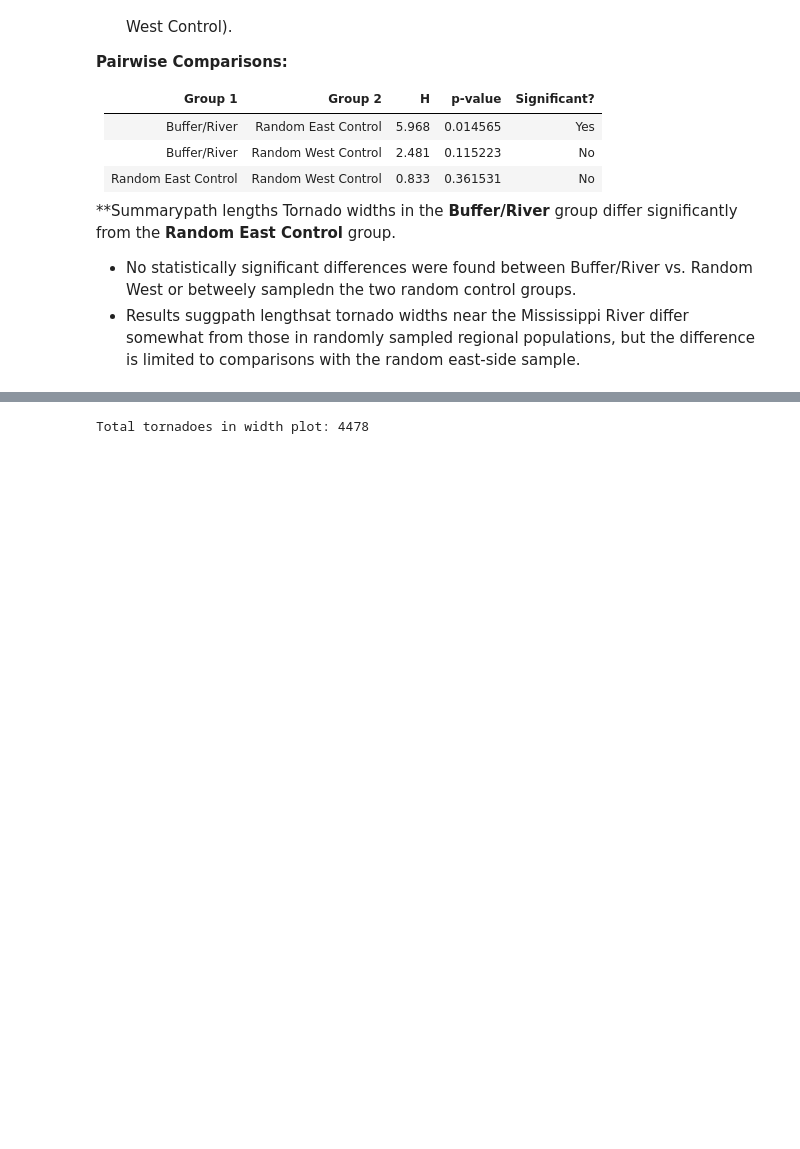
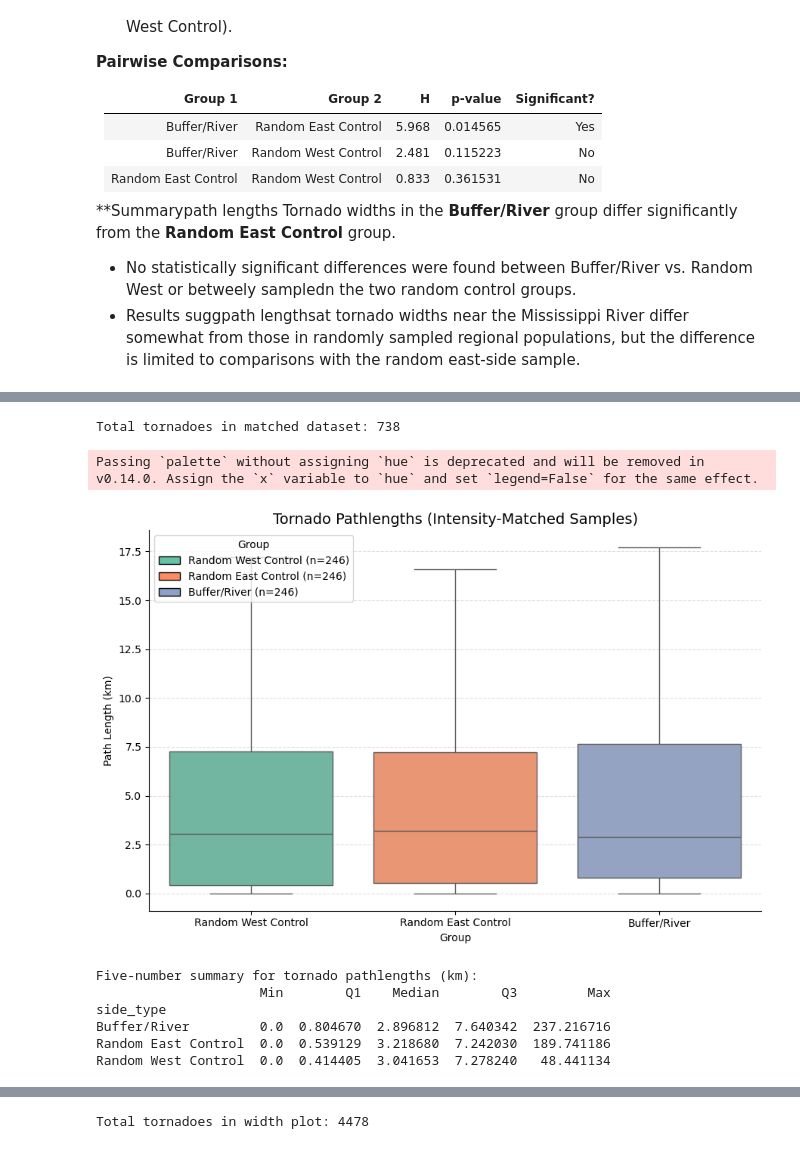
Before and after one commit to njm12-code/ATMS-596-Capstone-Project, a Jupyter notebook: Notebooks/Results_8_EF_0-1.ipynb, the cells around one changed output, grey strips where cells are left out. Saved outputs shown, nothing was run; the diff lists cells and outputs as text; code cells hidden in the pictures; blank space fills up the shorter version.

```diff
--- a/Notebooks/Results_8_EF_0-1.ipynb
+++ b/Notebooks/Results_8_EF_0-1.ipynb
@@ -1082,0 +1239,75 @@ Pairwise Kruskal-Wallis results:
+# %%
+# ================================================================
+# Step 4: Prepare for plotting
+# ================================================================
+def prep_df(df, label):
+    out = df[['len']].copy()
+    out['side_type'] = label
+    return out
+
+west_plot = prep_df(west_matched, "Random West Control")
+east_plot = prep_df(east_matched, "Random East Control")
+buffer_plot = prep_df(buffer_river, "Buffer/River")
+
+# Convert miles → km
+for df in [west_plot, east_plot, buffer_plot]:
+    df['len'] = df['len'] * 1.60934
+
+plot_df = pd.concat([west_plot, east_plot, buffer_plot], ignore_index=True)
+
+print("\nTotal tornadoes in matched dataset:", len(plot_df))
+
+# ================================================================
+# Step 5: Boxplot
+# ================================================================
+plt.figure(figsize=(9,6))
+palette = sns.color_palette("Set2", 3)
+
+ax = sns.boxplot(
+    data=plot_df,
+    x="side_type",
+    y="len",
+    palette=palette,
+    showfliers=False
+)
+
+counts = plot_df["side_type"].value_counts()
+
+legend_elements = [
+    Patch(facecolor=palette[i], edgecolor='black',
+          label=f"{category} (n={counts[category]})")
+    for i, category in enumerate(['Random West Control', 'Random East Control', 'Buffer/River'])
+]
+
+ax.legend(handles=legend_elements, loc='upper left', fontsize=10, title="Group")
+
+ax.set_title("Tornado Pathlengths (Intensity-Matched Samples)", fontsize=14)
+ax.set_xlabel("Group")
+ax.set_ylabel("Path Length (km)")
+ax.grid(axis='y', linestyle='--', alpha=0.4)
+
+sns.despine()
+plt.tight_layout()
+plt.show()
+
+# Compute five-number summaries for each group
+summary_stats = (
+    plot_df.groupby("side_type")['len']
+    .describe(percentiles=[0.25, 0.5, 0.75])
+    [['min','25%','50%','75%','max']]
+)
+
+summary_stats.columns = ['Min', 'Q1', 'Median', 'Q3', 'Max']
+
+print("\nFive-number summary for tornado pathlengths (km):")
+print(summary_stats)
+# %% [output]
+Total tornadoes in matched dataset: 738
+Passing `palette` without assigning `hue` is deprecated and will be removed in v0.14.0. Assign the `x` variable to `hue` and set `legend=False` for the same effect.
+[figure, added]
+Five-number summary for tornado pathlengths (km):
+                     Min        Q1    Median        Q3         Max
+side_type
+Buffer/River         0.0  0.804670  2.896812  7.640342  237.216716
+Random East Control  0.0  0.539129  3.218680  7.242030  189.741186
+Random West Control  0.0  0.414405  3.041653  7.278240   48.441134
```
Also changed, not shown: parts of 30 cells of this notebook, 9 other files.
